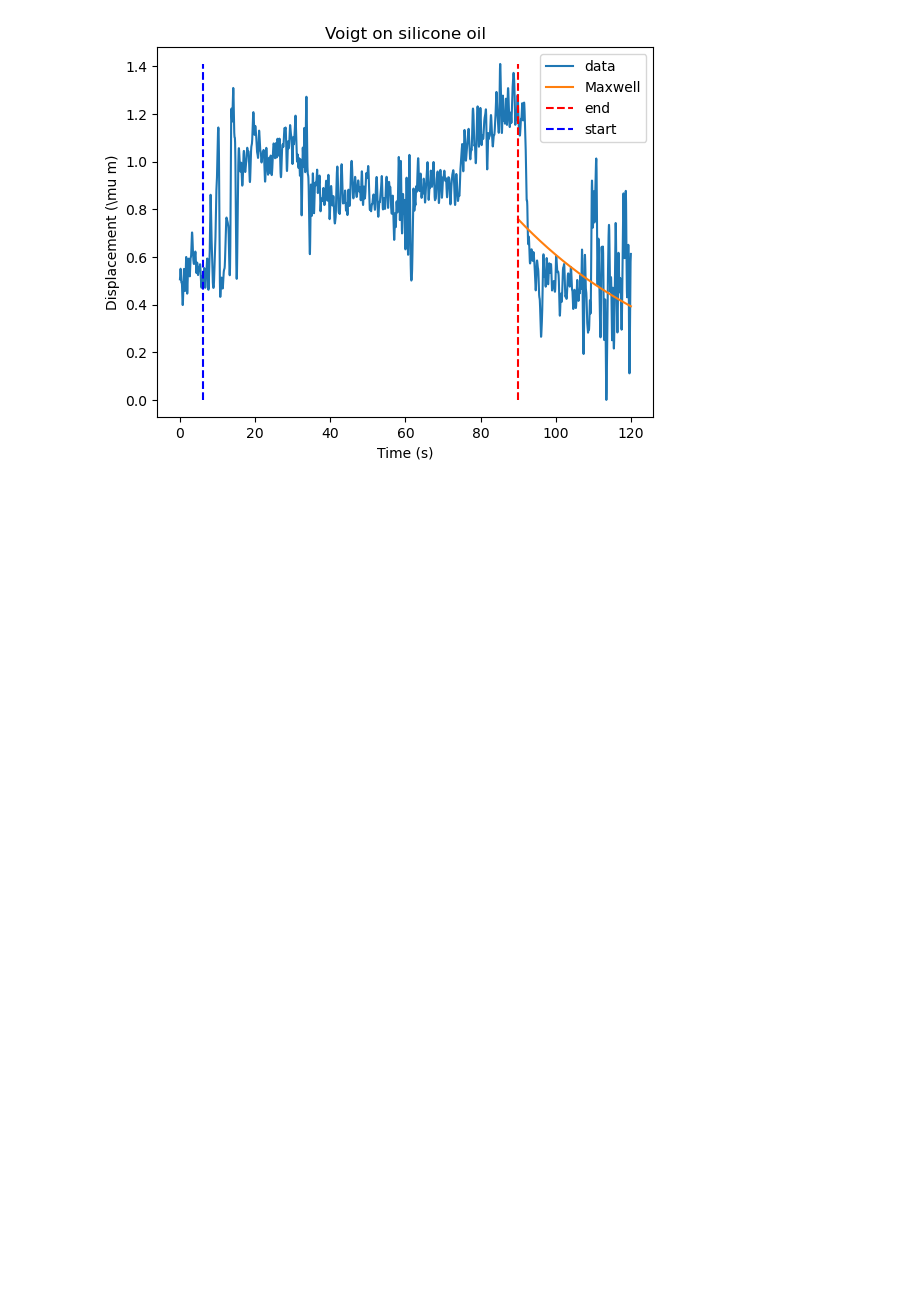
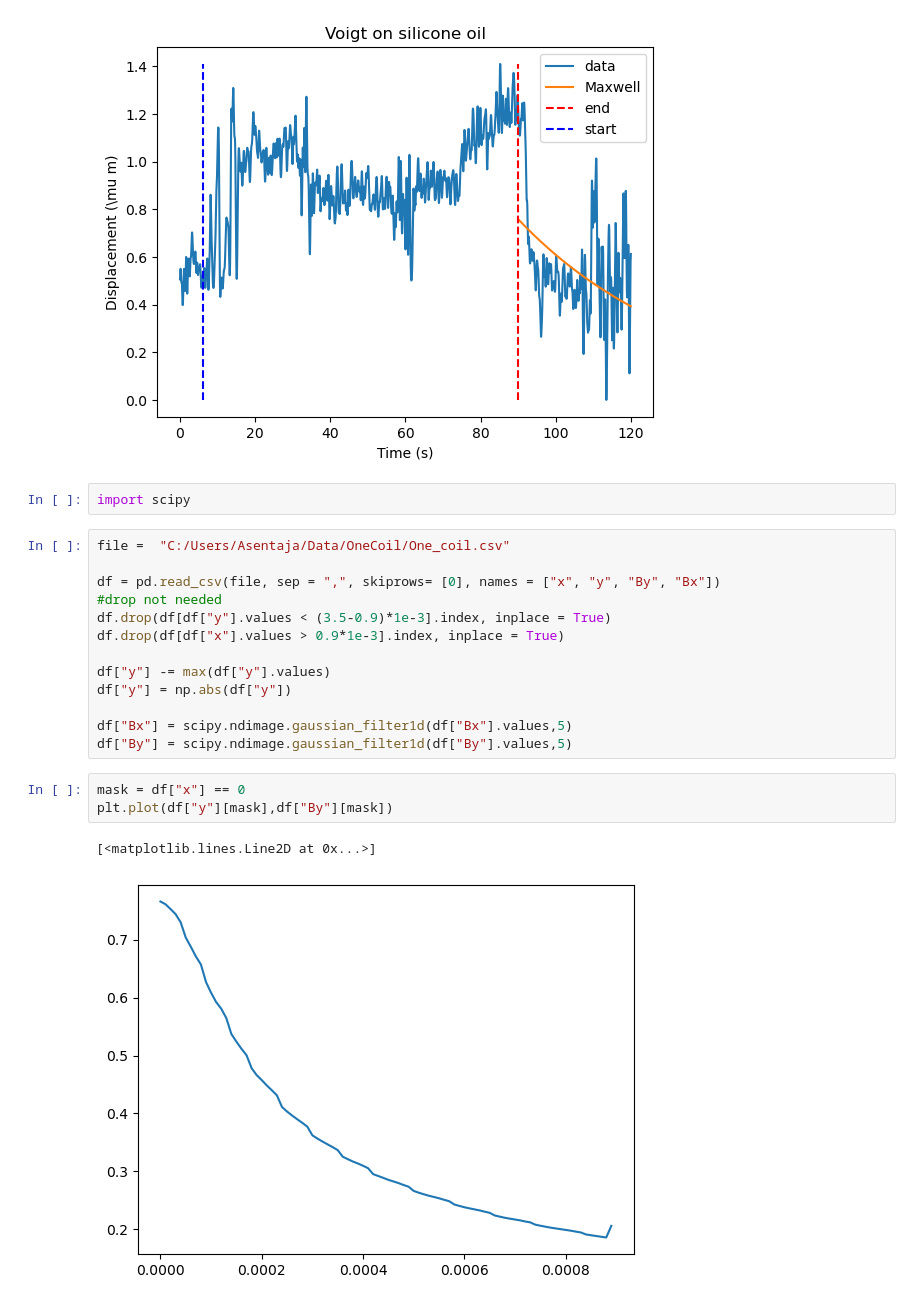
Before and after one commit to ArttuD/MicrorheologyProto, a Jupyter notebook: test.ipynb, the cells around one changed output. Drawn from its saved outputs; the diff is of its cells as text; blank space fills up the shorter version.

```diff
--- a/test.ipynb
+++ b/test.ipynb
@@ -162,3 +187,24 @@ Maxwell relaxation:
  D:  [-1.85831945  6.96092928]
 tau:  [ 0.49941154 -1.85831945]
 [figure]
+# %%
+import scipy
+# %%
+file =  "C:/Users/Asentaja/Data/OneCoil/One_coil.csv"
+
+df = pd.read_csv(file, sep = ",", skiprows= [0], names = ["x", "y", "By", "Bx"])
+#drop not needed
+df.drop(df[df["y"].values < (3.5-0.9)*1e-3].index, inplace = True)
+df.drop(df[df["x"].values > 0.9*1e-3].index, inplace = True)
+
+df["y"] -= max(df["y"].values)
+df["y"] = np.abs(df["y"])
+
+df["Bx"] = scipy.ndimage.gaussian_filter1d(df["Bx"].values,5)
+df["By"] = scipy.ndimage.gaussian_filter1d(df["By"].values,5)
+# %%
+mask = df["x"] == 0
+plt.plot(df["y"][mask],df["By"][mask])
+# %% [output]
+[<matplotlib.lines.Line2D at 0x...>]
+[figure, added]
```
Also changed, not shown: parts of 6 cells of this notebook, 3 other files.
